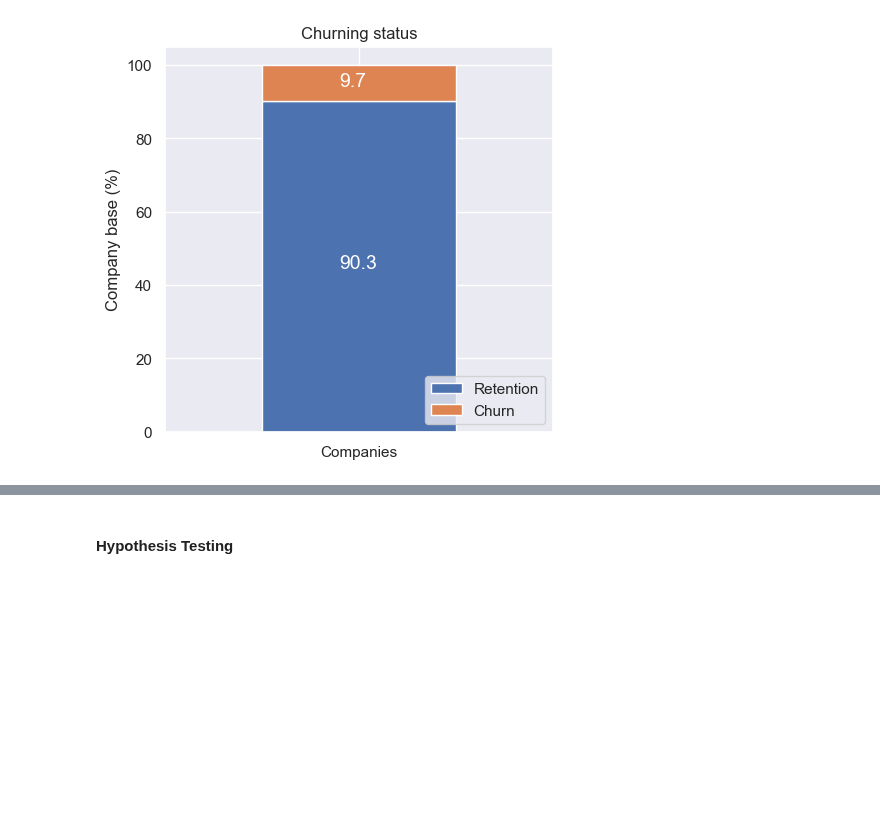
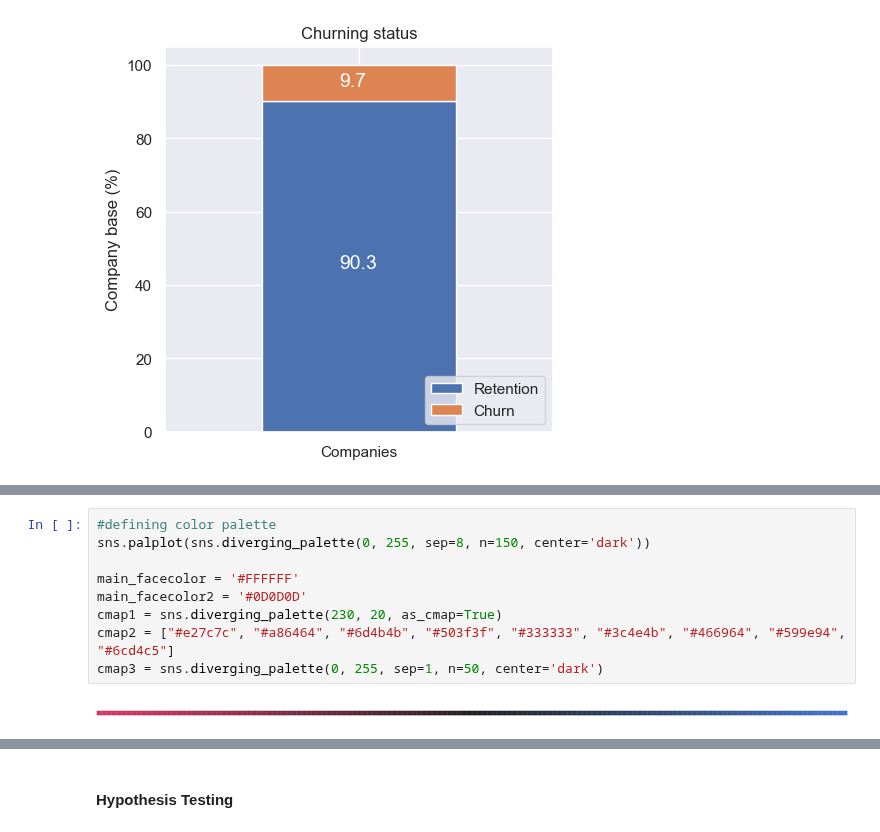
Before and after one commit to ramdhanhdy/DS_Project, a Jupyter notebook: BCG_DataScience_VI/Task2_EDA.ipynb, the cells around one changed output, grey strips where cells are left out. Drawn from its saved outputs; the diff is of its cells as text; blank space fills up the shorter version.

```diff
--- a/BCG_DataScience_VI/Task2_EDA.ipynb
+++ b/BCG_DataScience_VI/Task2_EDA.ipynb
@@ -747,0 +729,11 @@ plot_distribution(consumption, 'cons_last_month', axs[1, 1])
+# %%
+#defining color palette
+sns.palplot(sns.diverging_palette(0, 255, sep=8, n=150, center='dark'))
+
+main_facecolor = '#FFFFFF'
+main_facecolor2 = '#0D0D0D'
+cmap1 = sns.diverging_palette(230, 20, as_cmap=True)
+cmap2 = ["#e27c7c", "#a86464", "#6d4b4b", "#503f3f", "#333333", "#3c4e4b", "#466964", "#599e94", "#6cd4c5"]
+cmap3 = sns.diverging_palette(0, 255, sep=1, n=50, center='dark')
+# %% [output]
+[figure, added]
```
Also changed, not shown: parts of 47 cells of this notebook.
